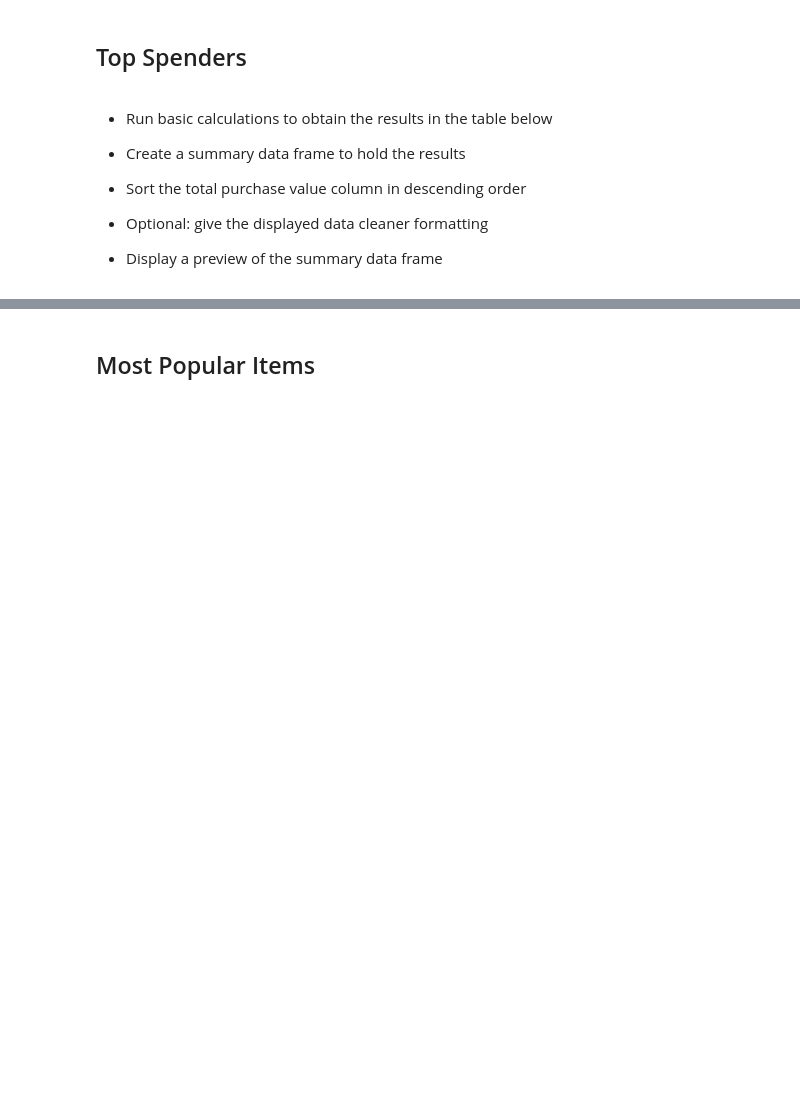
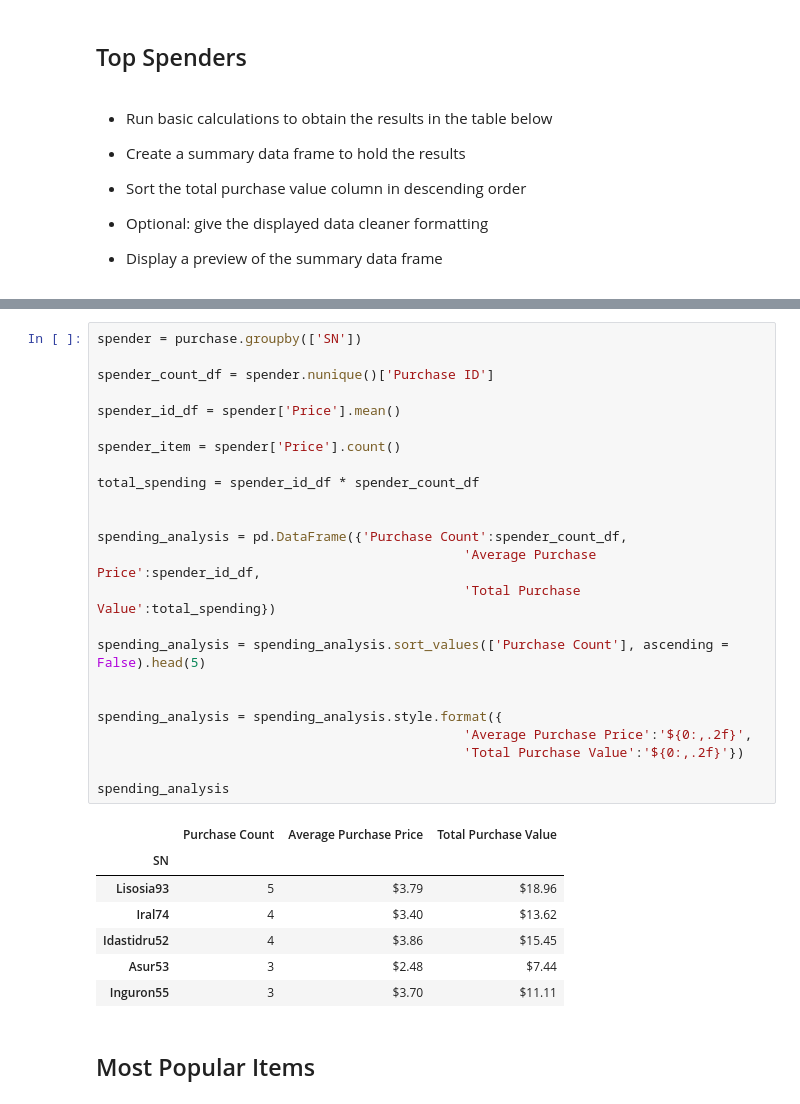
Before and after one commit to sjrojanooo/pandas-challenge, a Jupyter notebook: HeroesOfPymoli/HeroesOfPymoli.ipynb, the cells around one changed output, grey strips where cells are left out. Drawn from its saved outputs; the diff is of its cells as text; blank space fills up the shorter version.

```diff
--- a/HeroesOfPymoli/HeroesOfPymoli.ipynb
+++ b/HeroesOfPymoli/HeroesOfPymoli.ipynb
@@ -277,3 +330,35 @@ dtype: float64
+# %%
+spender = purchase.groupby(['SN'])
+
+spender_count_df = spender.nunique()['Purchase ID']
+
+spender_id_df = spender['Price'].mean()
+
+spender_item = spender['Price'].count()
+
+total_spending = spender_id_df * spender_count_df
+
+
+spending_analysis = pd.DataFrame({'Purchase Count':spender_count_df,
+                                               'Average Purchase Price':spender_id_df,
+                                               'Total Purchase Value':total_spending})
+
+spending_analysis = spending_analysis.sort_values(['Purchase Count'], ascending = False).head(5)
+
+
+spending_analysis = spending_analysis.style.format({
+                                               'Average Purchase Price':'${0:,.2f}',
+                                               'Total Purchase Value':'${0:,.2f}'})
+
+spending_analysis
+# %% [output]
+|  | Purchase Count | Average Purchase Price | Total Purchase Value |
+| SN |  |  |  |
+| Lisosia93 | 5 | $3.79 | $18.96 |
+| Iral74 | 4 | $3.40 | $13.62 |
+| Idastidru52 | 4 | $3.86 | $15.45 |
+| Asur53 | 3 | $2.48 | $7.44 |
+| Inguron55 | 3 | $3.70 | $11.11 |
 # %% [markdown]
 ## Most Popular Items
 # %% [markdown]
```
Also changed, not shown: parts of 13 cells of this notebook.
